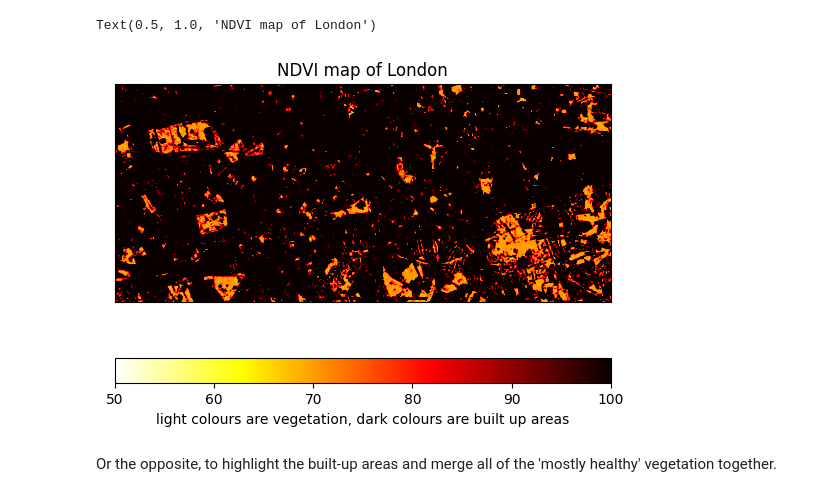
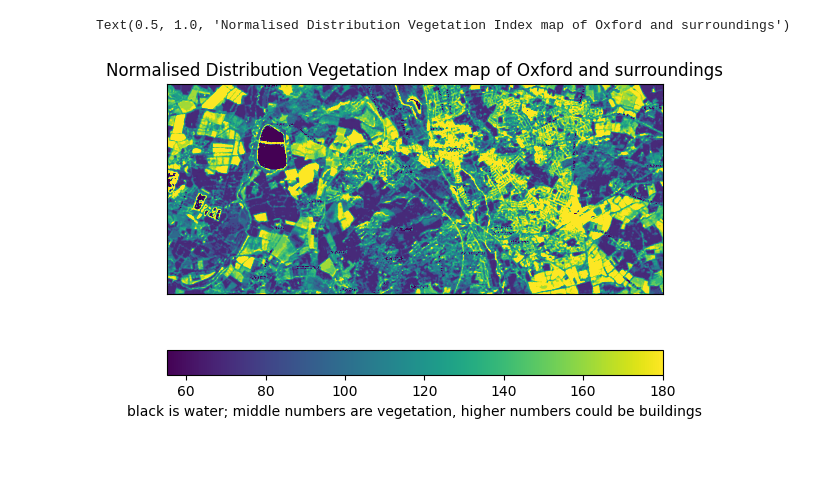
Before and after one commit to hermonochy/satellite-imagery, a Jupyter notebook: content/CCC/Extra-DataManipulation.ipynb, the cells around one changed output. Cells and saved outputs as stored; diff of their text form; code cells hidden in the pictures; blank space fills up the shorter version.

```diff
--- a/content/CCC/Extra-DataManipulation.ipynb
+++ b/content/CCC/Extra-DataManipulation.ipynb
@@ -55,0 +14,6 @@ Plot a histagram of the image, to see which colours are the most prominant.
+# %%
+my_Image = s.convert( "Oxford.jpg" )
+plt.imshow(my_Image, cmap='viridis')
+s.tidy_plot()
+plt.colorbar(orientation='horizontal', label="black is water; middle numbers are vegetation, higher numbers could be buildings")
+plt.title('Normalised Distribution Vegetation Index map of Oxford and surroundings')
@@ -82,10 +46,8 @@ You could, for example, plot a graph of just the first part of this histogram, t
 # %%
-plt.imshow(my_Image, clim=(50, 100), cmap='hot_r')
-tidy_plot()
-plt.colorbar(orientation='horizontal', label='light colours are vegetation, dark colours are built up areas')
-plt.title('NDVI map of London')
+plt.imshow(my_Image, clim=(55, 180), cmap='viridis')
+s.tidy_plot()
+plt.colorbar(orientation='horizontal', label="black is water; middle numbers are vegetation, higher numbers could be buildings")
+plt.title('Normalised Distribution Vegetation Index map of Oxford and surroundings')
 # %% [output]
-Text(0.5, 1.0, 'NDVI map of London')
+Text(0.5, 1.0, 'Normalised Distribution Vegetation Index map of Oxford and surroundings')
-[figure, old version]
+[figure, new version]
-# %% [markdown]
-Or the opposite, to highlight the built-up areas and merge all of the 'mostly healthy' vegetation together.
```
Also changed, not shown: parts of 25 cells of this notebook, 1 other file.
